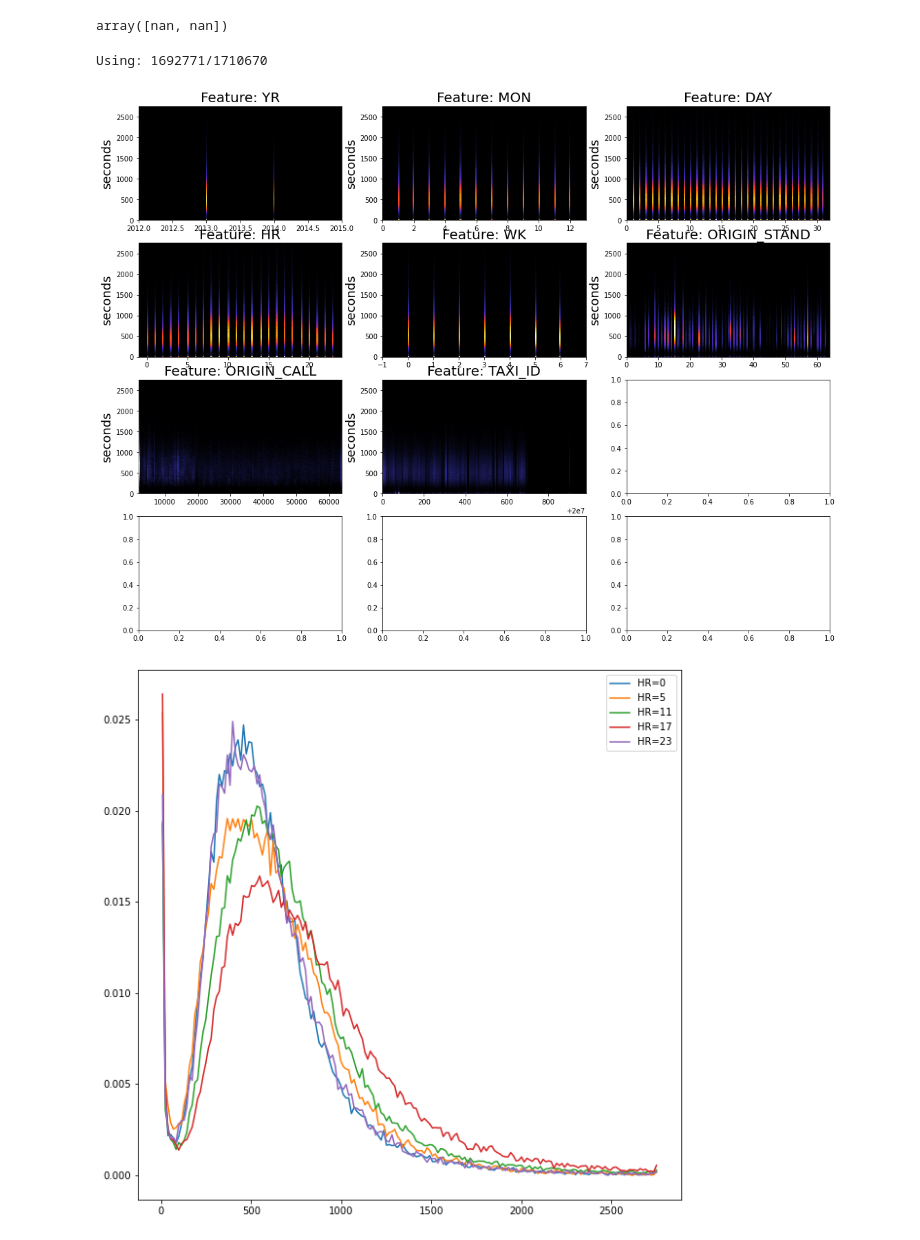
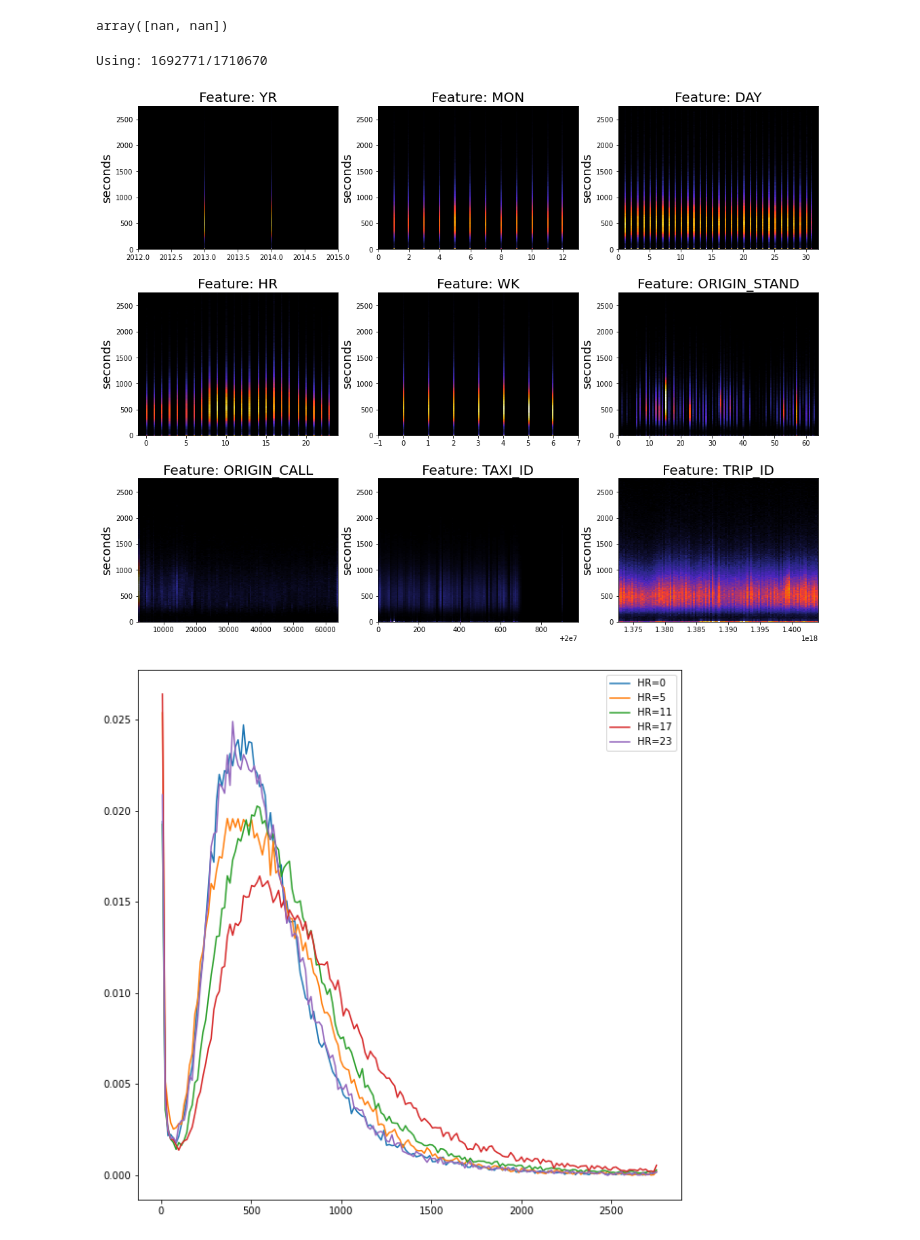
Before and after one commit to eylau-ucsd/cse151b-project, a Jupyter notebook: feature_engineering.ipynb, the cells around one changed output. Saved outputs shown, nothing was run; the diff lists cells and outputs as text; code cells hidden in the pictures.

```diff
--- a/feature_engineering.ipynb
+++ b/feature_engineering.ipynb
@@ -109,36 +109,37 @@ outlier_threshold = 3
 
 # "Choose all data, where the trip length is less than 3 standard deviations away from the mean"
 # This is to remove outliers. Otherwise, our plots would look very squished (since there are some
 # VERRRRRY long taxi trips in the dataset)
 df_trimmed = df_tr[df_tr["LEN"] < mean + outlier_threshold * std]
 
 # Because our y-values only take on multiples of 15, we want just enough buckets in a histogram
 # such that each buckets counts one value's frequency. (e.x. one bucket counts how many 15s trips,
 # how many 30s trips, etc. )
 buckets = (int(mean + outlier_threshold * std) // 15)
 
 print(f"Using: {len(df_trimmed)}/{len(df_tr)}")
 
-fig, axs = plt.subplots(nrows=4, ncols=3, figsize=(18,14))
+fig, axs = plt.subplots(nrows=3, ncols=3, figsize=(18,14))
+plt.subplots_adjust(left=None, bottom=None, right=None, top=None, wspace=None, hspace=0.3)
 
 # Now, we visualize some features that we think might be useful
-for idx, v in enumerate(["YR", "MON", "DAY", "HR", "WK", "ORIGIN_STAND", "ORIGIN_CALL", "TAXI_ID"]):
+for idx, v in enumerate(["YR", "MON", "DAY", "HR", "WK", "ORIGIN_STAND", "ORIGIN_CALL", "TAXI_ID", "TRIP_ID"]):
   # idx // 3 = row, idx % 3 = column
   ax = axs[idx // 3, idx % 3]
 
   # Remove any rows with invalid values
   df_subset = df_trimmed.dropna(subset=v)
 
   # Create a histogram. Look up the documentation for more details
   ax.hist2d(df_subset[v][:end], df_subset["LEN"][:end], cmap="CMRmap", bins=(120,buckets))
   # Some stylistic things to make the graphs look nice
   ax.set_xlim(ax.get_xlim()[0] - 1, ax.get_xlim()[1] + 1)
   ax.set_facecolor("black")
   ax.set_ylabel("seconds", fontsize=18)
   ax.set_title(f"Feature: {v}", fontsize=20)
 # %% [output]
 Using: 1692771/1710670
-[figure, old version]
+[figure, new version]
 # %%
 plt.figure(figsize=(10,10))
 for v in [0, 5, 11, 17, 23]:
```
Also changed, not shown: parts of 15 cells of this notebook.
